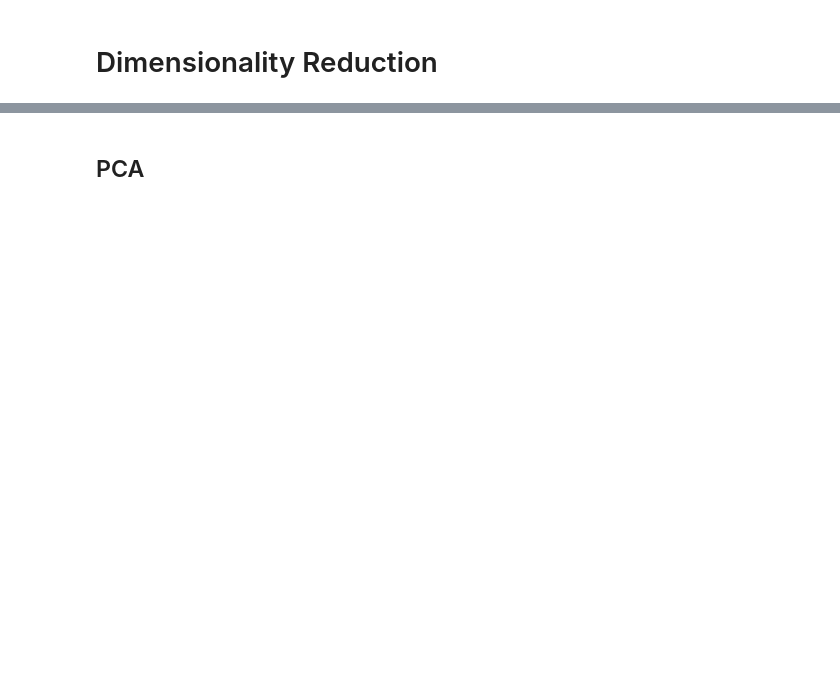
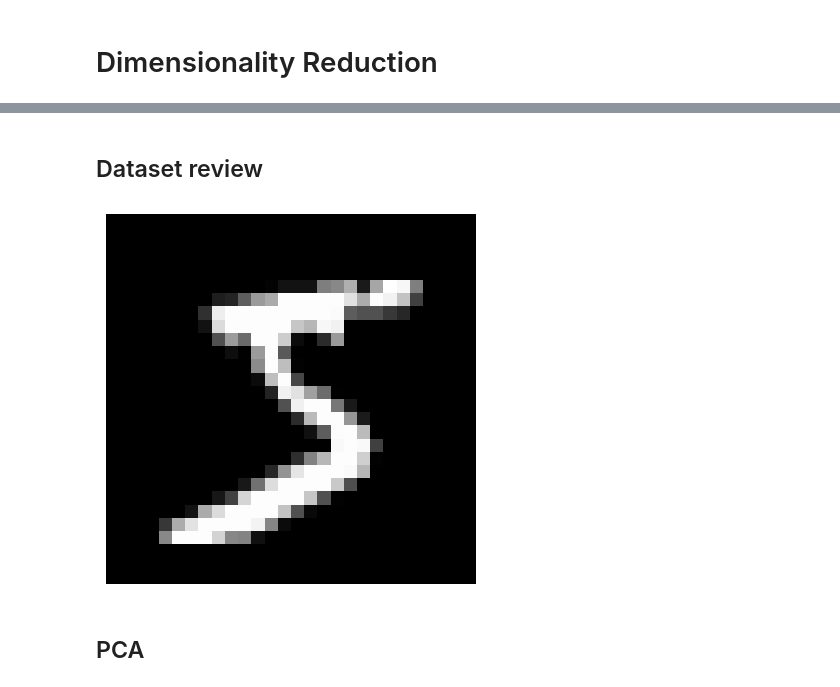
Before and after one commit to StarDylan/FlowMatching, a Jupyter notebook: MNIST_Latent_Space_Visualizations.ipynb, the cells around one changed output, grey strips where cells are left out. Cells and saved outputs as stored; diff of their text form; code cells hidden in the pictures; blank space fills up the shorter version.

```diff
--- a/MNIST_Latent_Space_Visualizations.ipynb
+++ b/MNIST_Latent_Space_Visualizations.ipynb
@@ -9,2 +14,10 @@
 # %% [markdown]
 # Config
+# %%
+from sklearn.datasets import fetch_openml
+mnist = fetch_openml('mnist_784')
+# %%
+image_size = 28
+# %%
+X = mnist.data.astype('float64')
+y = mnist.target
@@ -13,2 +61,13 @@
+# %% [markdown]
+## Dataset review
+# %%
+image = X.iloc[0].values.reshape((image_size, image_size))
+
+# Display the image
+plt.imshow(image, cmap='gray')
+plt.axis('off')
+plt.show()
+# %% [output]
+[figure, added]
 # %% [markdown]
 ## PCA
```
Also changed, not shown: parts of 10 cells of this notebook.
